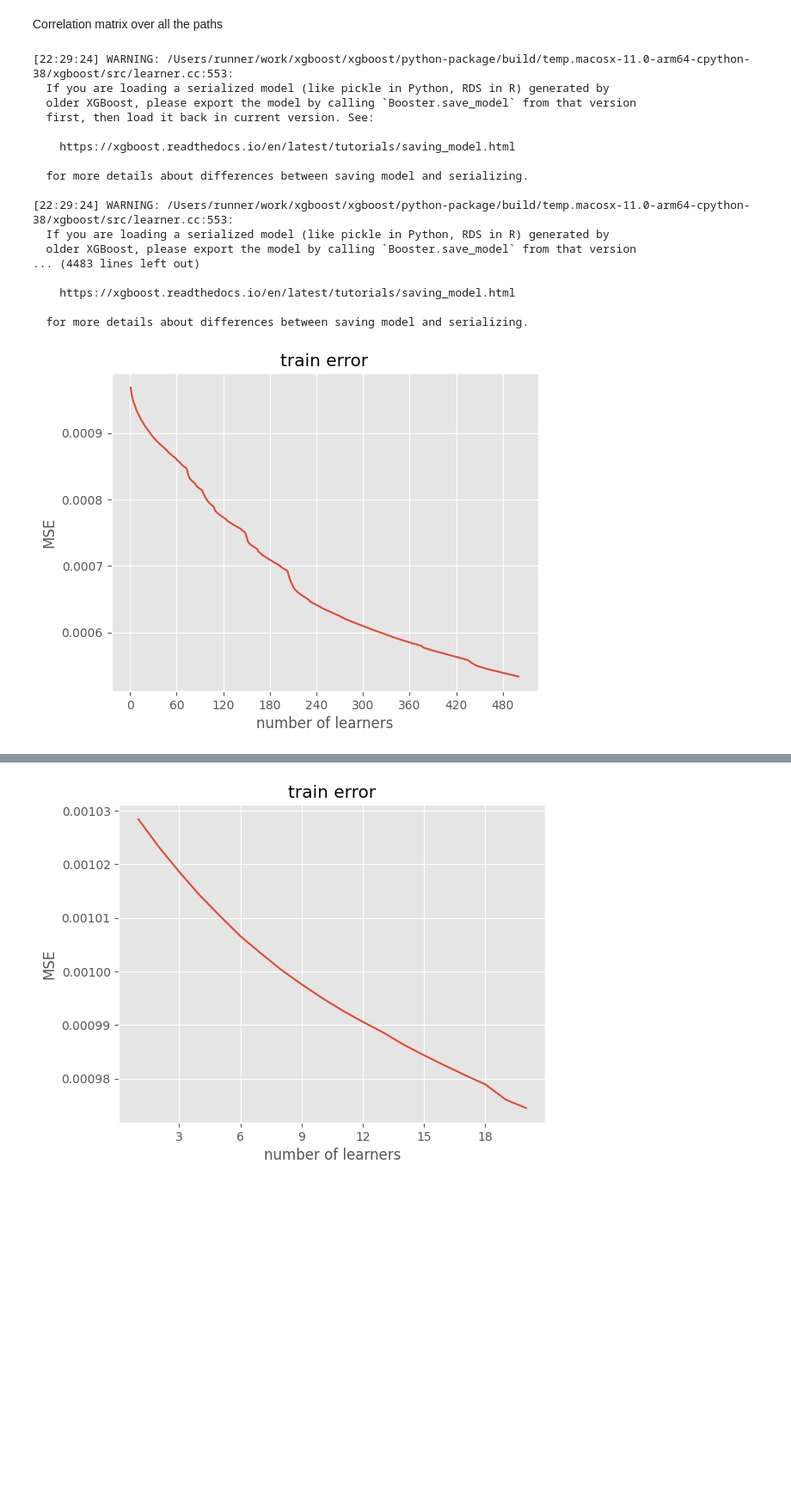
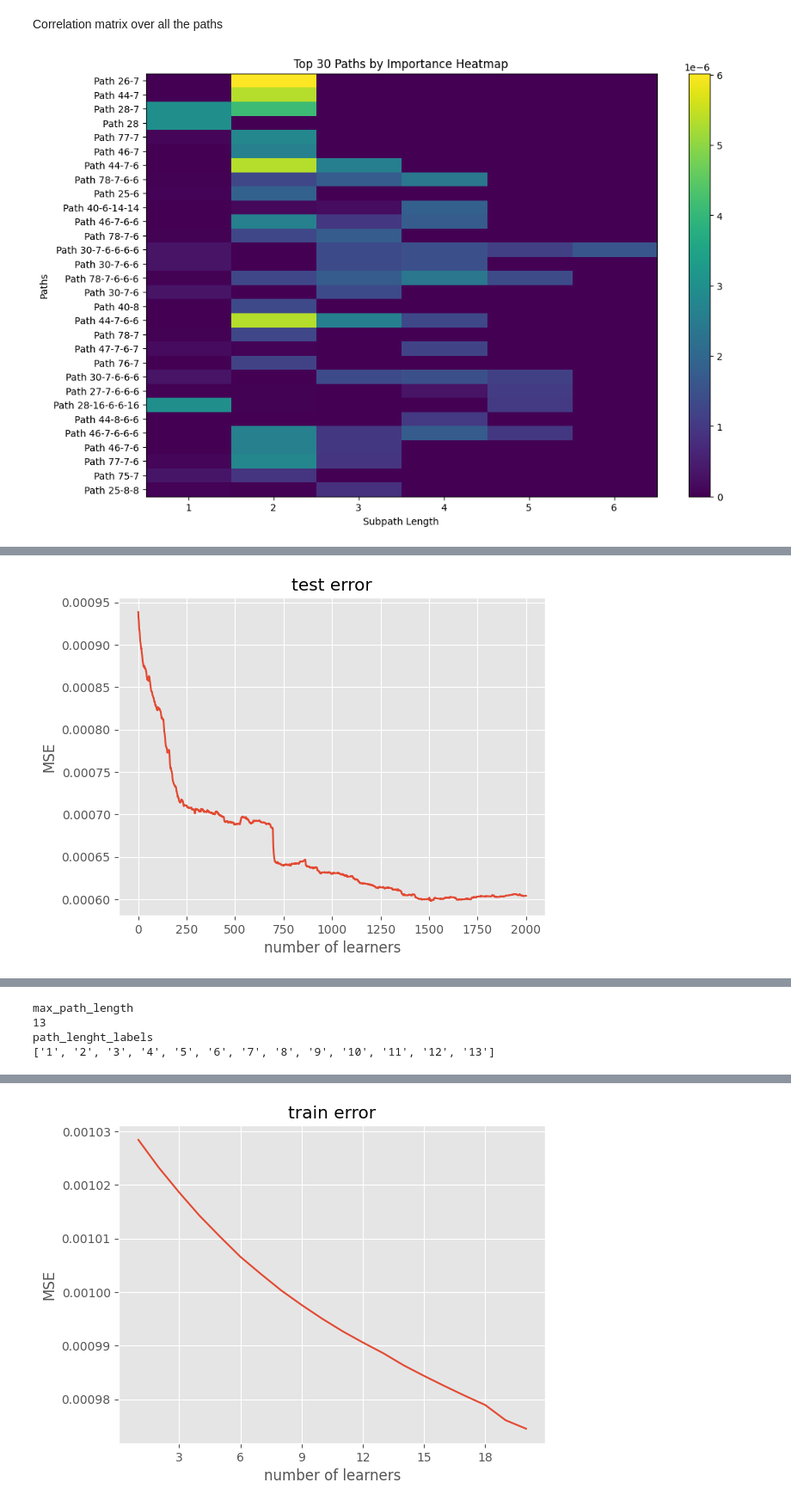
Before and after one commit to Claudio-Me/Path-Boosting-Public, a Jupyter notebook: my_analysis.ipynb, the cells around one changed output, grey strips where cells are left out. Shown at 86% size. Saved outputs shown, nothing was run; the diff lists cells and outputs as text; code cells hidden in the pictures; blank space fills up the shorter version.

Commit message:
Fixed bar plot analisis for pattern boosting

```diff
--- a/my_analysis.ipynb
+++ b/my_analysis.ipynb
@@ -28,7 +66,8 @@ from classes.wrapper_pattern_boosting import WrapperPatternBoosting
 # %% [markdown]
 Start by loading the model "pattern_boosting" and getting the frequency matrix
 # %%
-directory = data_reader.get_save_location(folder_relative_path="results/jupiter", create_unique_subfolder=True)
+#directory = data_reader.get_save_location(folder_relative_path="results/jupiter", create_unique_subfolder=True)
+directory='/Users/popcorn/PycharmProjects/pattern_boosting/results/Xgb_step_2000_max_path_length_101_5_k_selection_graphs_gbtree/'
 pattern_boosting = data_reader.load_data(directory=directory, filename="pattern_boosting")
 frequency_matrix = pd.DataFrame(pattern_boosting.boosting_matrix.get_matrix(),
                                 columns=pattern_boosting.boosting_matrix.get_header())
@@ -187,27 +226,10 @@ plt.matshow(frequency_matrix[target_paths].corr())
 # %%
 analysis = AnalysisPatternBoosting()
 directory = data_reader.get_save_location(folder_relative_path="results")
-directory = '/Users/popcorn/PycharmProjects/pattern_boosting/results/Xgb_step_500_max_path_length_100_5_k_selection_graphs'
+directory = '/Users/popcorn/PycharmProjects/pattern_boosting/results/Xgb_step_2000_max_path_length_101_5_k_selection_graphs_gbtree/'
 
 analysis.load_and_analyze(directory=directory,
                           show=True,
                           save=False)
 # %% [output]
-[22:29:24] WARNING: /Users/runner/work/xgboost/xgboost/python-package/build/temp.macosx-11.0-arm64-cpython-38/xgboost/src/learner.cc:553:
-  If you are loading a serialized model (like pickle in Python, RDS in R) generated by
-  older XGBoost, please export the model by calling `Booster.save_model` from that version
-  first, then load it back in current version. See:
-
-    https://xgboost.readthedocs.io/en/latest/tutorials/saving_model.html
-
-  for more details about differences between saving model and serializing.
-
-[22:29:24] WARNING: /Users/runner/work/xgboost/xgboost/python-package/build/temp.macosx-11.0-arm64-cpython-38/xgboost/src/learner.cc:553:
-  If you are loading a serialized model (like pickle in Python, RDS in R) generated by
-  older XGBoost, please export the model by calling `Booster.save_model` from that version
-... (4483 lines left out)
-
-    https://xgboost.readthedocs.io/en/latest/tutorials/saving_model.html
-
-  for more details about differences between saving model and serializing.
-[figure, old version]
+[figure, new version]
@@ -214,0 +237 @@ analysis.load_and_analyze(directory=directory,
+[figure, added]
@@ -214,0 +241,4 @@ analysis.load_and_analyze(directory=directory,
+max_path_length
+13
+path_lenght_labels
+['1', '2', '3', '4', '5', '6', '7', '8', '9', '10', '11', '12', '13']
```
Also changed, not shown: parts of 2 cells of this notebook, 4 other files.
